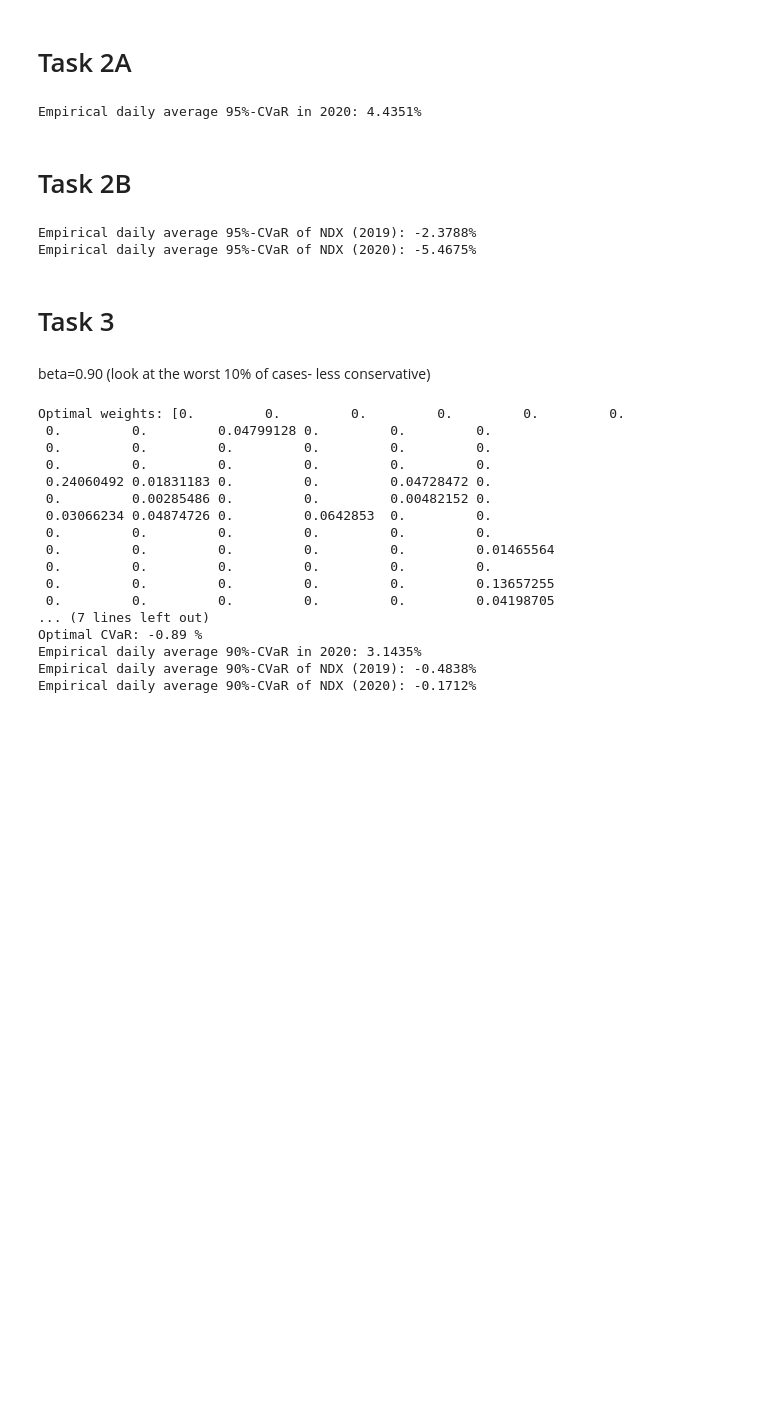
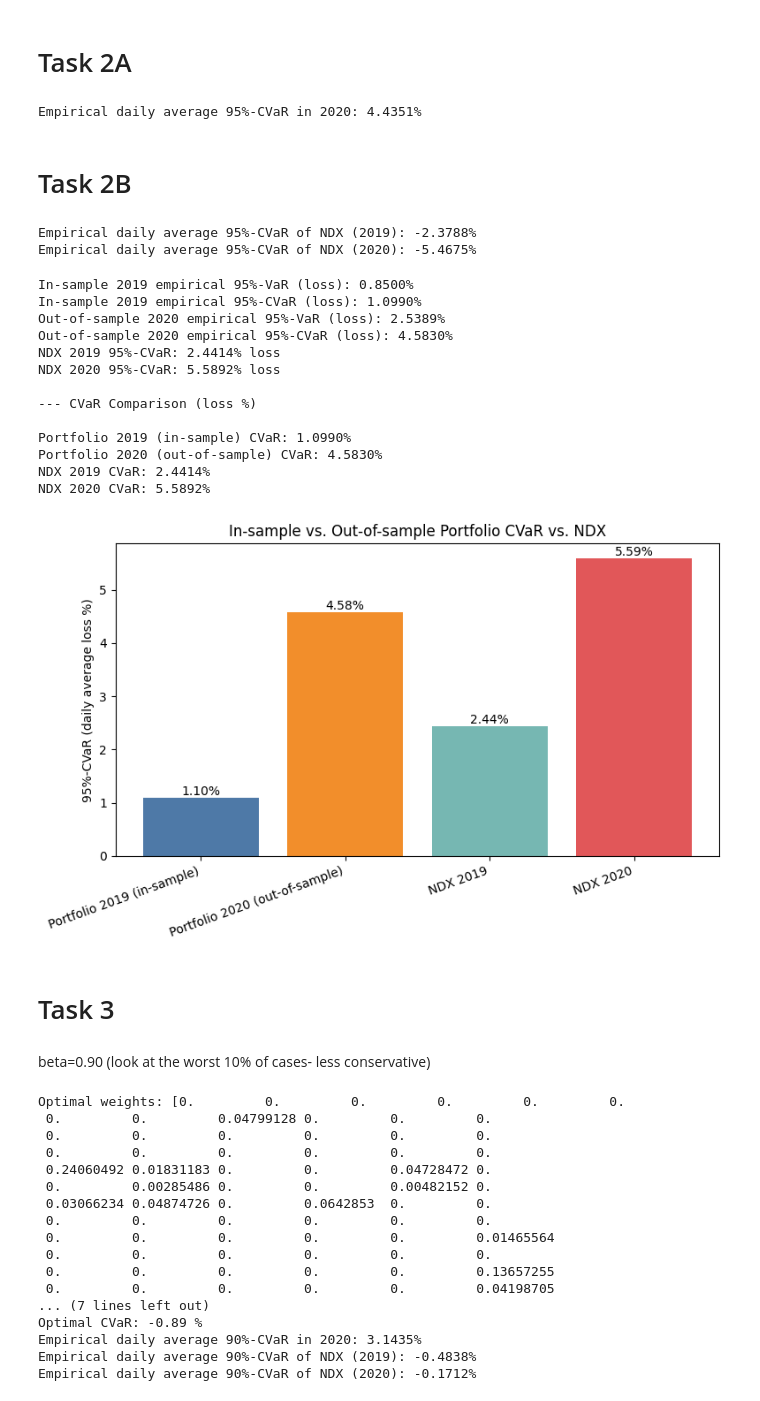
Before and after one commit to ethandavenport/Optimization-I-Proj1, a Jupyter notebook: optimizer.ipynb, the cells around one changed output. Saved outputs shown, nothing was run; the diff lists cells and outputs as text; code cells hidden in the pictures; blank space fills up the shorter version.

```diff
--- a/optimizer.ipynb
+++ b/optimizer.ipynb
@@ -218,6 +218,80 @@ print(f"Empirical daily average {int(beta*100)}%-CVaR of NDX (2020): {-CVaR_ndx_
 # %% [output]
 Empirical daily average 95%-CVaR of NDX (2019): -2.3788%
 Empirical daily average 95%-CVaR of NDX (2020): -5.4675%
+# %%
+def empirical_var_cvar(returns_array, beta=0.95):
+    # returns_array: 1D numpy array of daily returns (decimal, e.g. 0.01 = 1%)
+    losses = -np.sort(returns_array)  # sorted losses largest first (loss >0)
+    k = int(np.ceil((1 - beta) * len(losses)))             # number of tail obs
+    if k == 0:
+        return 0.0, 0.0
+    var = losses[k-1]                                     # empirical VaR (loss)
+    cvar = losses[:k].mean()                              # empirical CVaR (loss)
+    return var, cvar
+# Compute in-sample 2019 empirical CVaR using the portfolio returns series from 2019
+daily_portfolio_returns_2019 = returns19.values @ x.X
+var_2019_in, cvar_2019_in = empirical_var_cvar(daily_portfolio_returns_2019, beta=beta)
+var_2020_out, cvar_2020_out = empirical_var_cvar(daily_portfolio_returns, beta=beta)
+
+print(f"In-sample 2019 empirical {int(beta*100)}%-VaR (loss): {var_2019_in*100:.4f}%")
+print(f"In-sample 2019 empirical {int(beta*100)}%-CVaR (loss): {cvar_2019_in*100:.4f}%")
+print(f"Out-of-sample 2020 empirical {int(beta*100)}%-VaR (loss): {var_2020_out*100:.4f}%")
+print(f"Out-of-sample 2020 empirical {int(beta*100)}%-CVaR (loss): {cvar_2020_out*100:.4f}%")
+
+ndx_var_19, ndx_cvar_19 = empirical_var_cvar(ndx_returns_19, beta=beta)
+ndx_var_20, ndx_cvar_20 = empirical_var_cvar(ndx_returns_20, beta=beta)
+print(f"NDX 2019 {int(beta*100)}%-CVaR: {ndx_cvar_19*100:.4f}% loss")
+print(f"NDX 2020 {int(beta*100)}%-CVaR: {ndx_cvar_20*100:.4f}% loss")
+
+print("\n--- CVaR Comparison (loss %)\n")
+print(f"Portfolio 2019 (in-sample) CVaR: {cvar_2019_in*100:.4f}%")
+print(f"Portfolio 2020 (out-of-sample) CVaR: {cvar_2020_out*100:.4f}%")
+print(f"NDX 2019 CVaR: {ndx_cvar_19*100:.4f}%")
+print(f"NDX 2020 CVaR: {ndx_cvar_20*100:.4f}%")
+
+import matplotlib.pyplot as plt
+
+# Values (already computed above)
+labels = ["Portfolio 2019 (in-sample)",
+          "Portfolio 2020 (out-of-sample)",
+          "NDX 2019",
+          "NDX 2020"]
+
+cvar_values = [cvar_2019_in*100,
+               cvar_2020_out*100,
+               ndx_cvar_19*100,
+               ndx_cvar_20*100]
+
+# Bar plot
+plt.figure(figsize=(8,5))
+bars = plt.bar(labels, cvar_values, color=["#4e79a7","#f28e2b","#76b7b2","#e15759"])
+
+# Add value labels on bars
+for bar in bars:
+    height = bar.get_height()
+    plt.text(bar.get_x() + bar.get_width()/2, height,
+             f"{height:.2f}%", ha="center", va="bottom", fontsize=10)
+
+plt.ylabel("95%-CVaR (daily average loss %)")
+plt.title("In-sample vs. Out-of-sample Portfolio CVaR vs. NDX")
+plt.xticks(rotation=20, ha="right")
+plt.tight_layout()
+plt.show()
+# %% [output]
+In-sample 2019 empirical 95%-VaR (loss): 0.8500%
+In-sample 2019 empirical 95%-CVaR (loss): 1.0990%
+Out-of-sample 2020 empirical 95%-VaR (loss): 2.5389%
+Out-of-sample 2020 empirical 95%-CVaR (loss): 4.5830%
+NDX 2019 95%-CVaR: 2.4414% loss
+NDX 2020 95%-CVaR: 5.5892% loss
+
+--- CVaR Comparison (loss %)
+
+Portfolio 2019 (in-sample) CVaR: 1.0990%
+Portfolio 2020 (out-of-sample) CVaR: 4.5830%
+NDX 2019 CVaR: 2.4414%
+NDX 2020 CVaR: 5.5892%
+[figure, added]
 # %% [markdown]
 # Task 3
 # %% [markdown]
```
